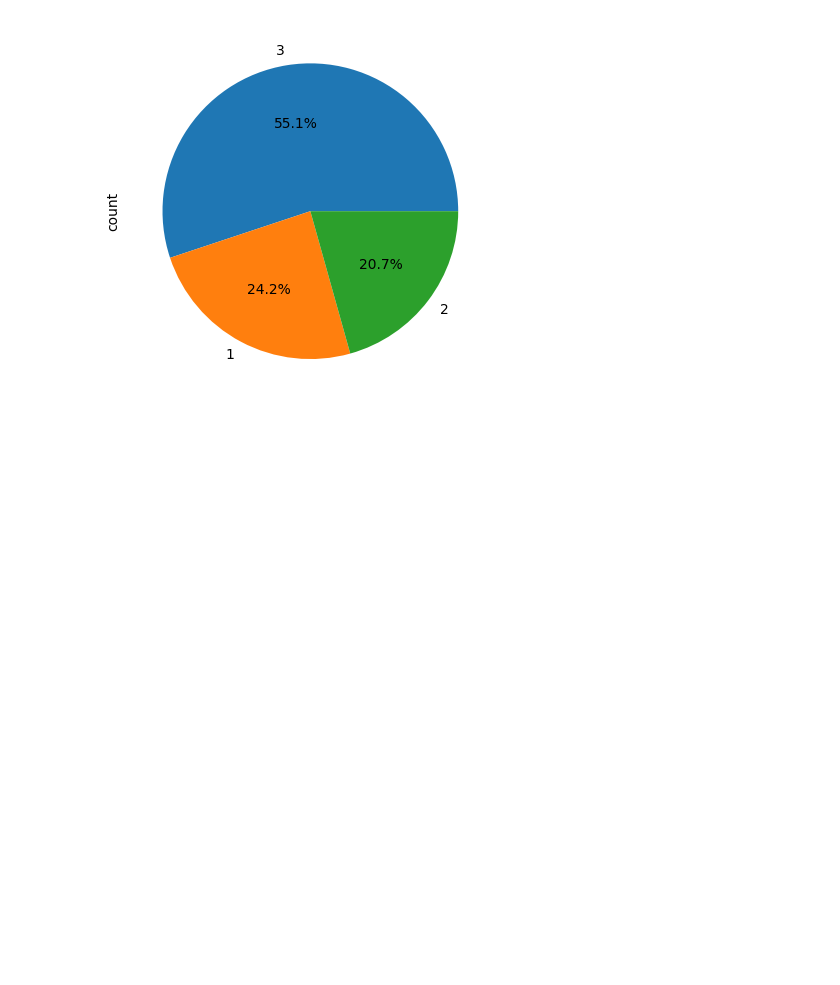
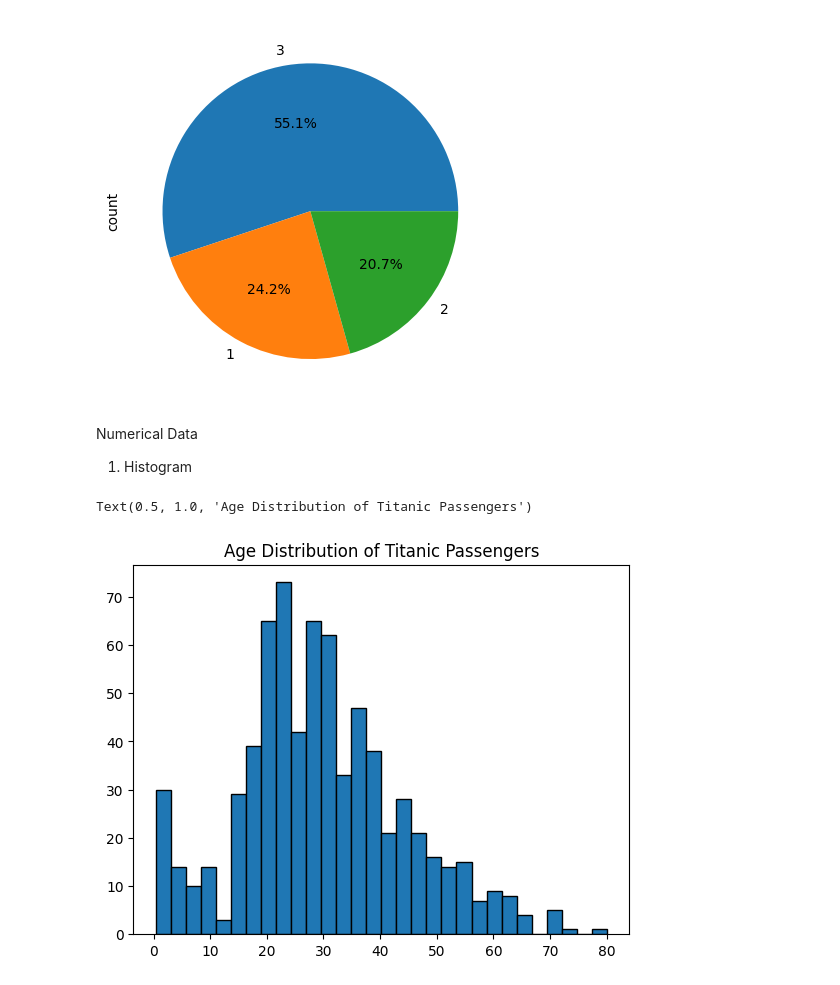
Before and after one commit to 01raghavmittal/AI-learning, a Jupyter notebook: Machine Learning/100 Days of Machine Learning/EDA/univarite_analysis.ipynb, the cells around one changed output. Saved outputs shown, nothing was run; the diff lists cells and outputs as text; code cells hidden in the pictures; blank space fills up the shorter version.

```diff
--- a/Machine Learning/100 Days of Machine Learning/EDA/univarite_analysis.ipynb
+++ b/Machine Learning/100 Days of Machine Learning/EDA/univarite_analysis.ipynb
@@ -93,3 +93,14 @@ df['Pclass'].value_counts().plot(kind='pie', autopct='%1.1f%%')
 # %% [output]
 <Axes: ylabel='count'>
 [figure]
+# %% [markdown]
+Numerical Data
+
+1. Histogram
+# %%
+import matplotlib.pyplot as plt
+plt.hist(df['Age'].dropna(), bins=30, edgecolor='black')
+plt.title('Age Distribution of Titanic Passengers')
+# %% [output]
+Text(0.5, 1.0, 'Age Distribution of Titanic Passengers')
+[figure, added]
```
Also changed, not shown: parts of 3 cells of this notebook, 1 other file.
